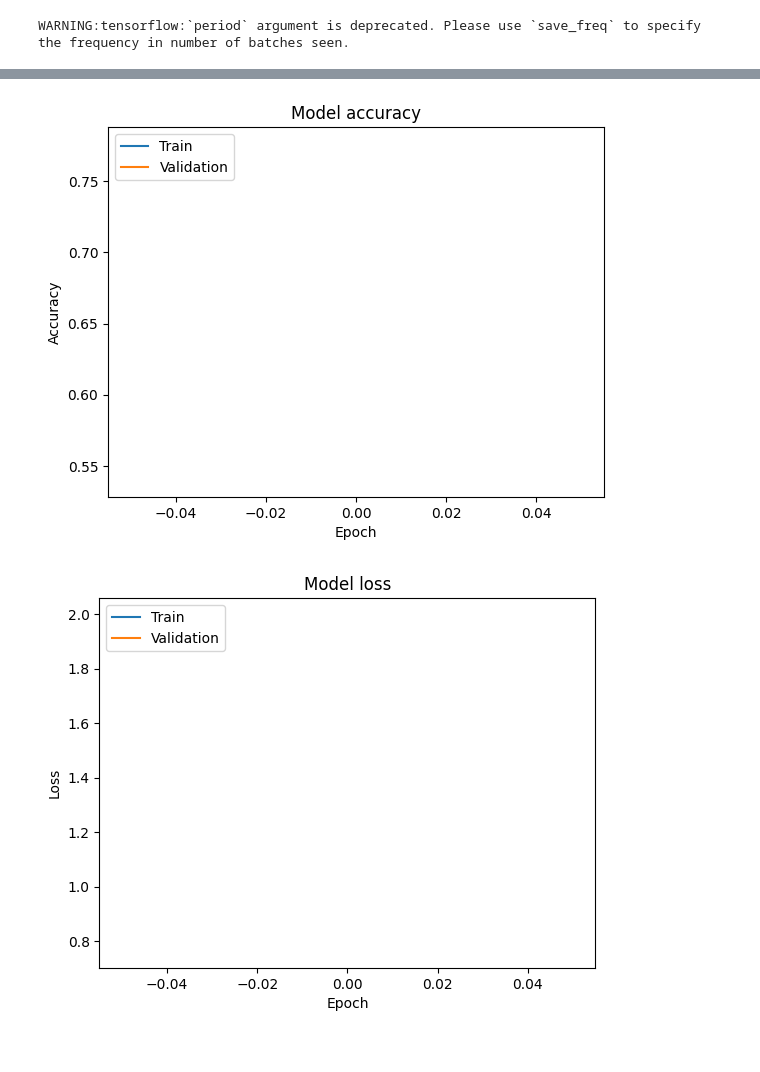
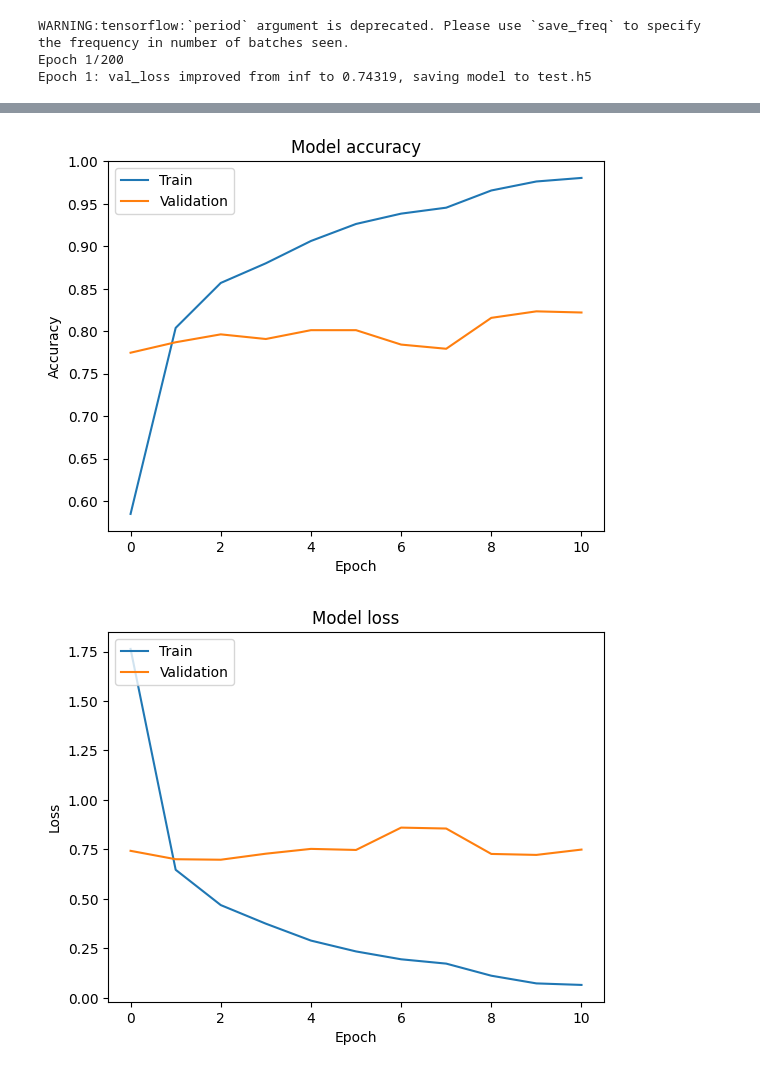
Before and after one commit to Ddne59/Dog_model, a Jupyter notebook: main.ipynb, the cells around one changed output, grey strips where cells are left out. Cells and saved outputs as stored; diff of their text form; code cells hidden in the pictures.

```diff
--- a/main.ipynb
+++ b/main.ipynb
@@ -77,13 +112,13 @@ base_model = Xception(weights='imagenet', include_top=False)
 x = base_model.output
 x = GlobalAveragePooling2D()(x)  # Ajouter Global Average Pooling pour réduire la dimensionnalité
 x = Dense(1024, activation='relu')(x)  # Ajouter une couche Dense pour l'apprentissage des caractéristiques
-x = Dropout(0.5)(x)  # Ajouter une couche de dropout pour réduire le surapprentissage
+x = Dropout(0.3)(x)  # Ajouter une couche de dropout pour réduire le surapprentissage
 x = Dense(1024, activation='relu')(x)  # Ajouter une couche Dense pour l'apprentissage des caractéristiques
 predictions = Dense(120, activation='softmax')(x)  # Couche de sortie pour 120 classes
 
 # Configurer les callbacks
 checkpoint = ModelCheckpoint("test.h5", monitor='val_loss', verbose=1, save_best_only=True, save_weights_only=False, mode='auto', period=1)
-early = EarlyStopping(monitor='val_loss', min_delta=0, patience=10, verbose=1, mode='auto')
+early = EarlyStopping(monitor='val_loss', min_delta=0, patience=8, verbose=1, mode='auto')
 lr_scheduler = ReduceLROnPlateau(monitor='val_loss', factor=0.1, patience=5)
 
 
@@ -98,10 +133,10 @@ model = Model(inputs=base_model.input, outputs=predictions)
 model.compile(optimizer=optimizer, loss='categorical_crossentropy', metrics=['accuracy'])
 
 # Entraîner le modèle
-history = model.fit_generator(
+history = model.fit(
     train_generator,
     steps_per_epoch=train_generator.samples/train_generator.batch_size,
-    epochs=1,
+    epochs=200,
     validation_data=validation_generator,
     validation_steps=validation_generator.samples/validation_generator.batch_size,
     callbacks=[checkpoint, early, lr_scheduler])
@@ -127,3 +162,5 @@ plt.show()
 model.save('test_final.h5')
 # %% [output]
 WARNING:tensorflow:`period` argument is deprecated. Please use `save_freq` to specify the frequency in number of batches seen.
+Epoch 1/200
+Epoch 1: val_loss improved from inf to 0.74319, saving model to test.h5
@@ -136,2 +184,2 @@ Epoch 1: val_loss improved from inf to 0.76411, saving model to test.h5
-[figure, old version]
+[figure, new version]
-[figure, old version]
+[figure, new version]
```
Also changed, not shown: parts of 12 cells of this notebook.
